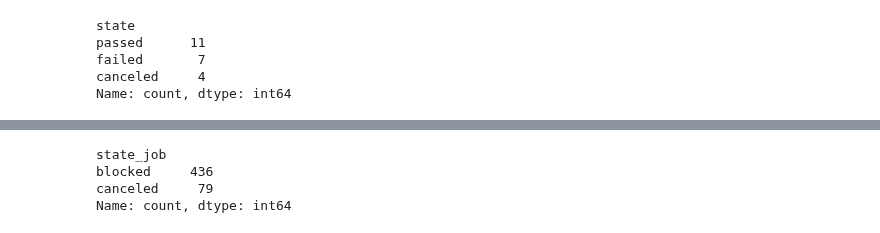
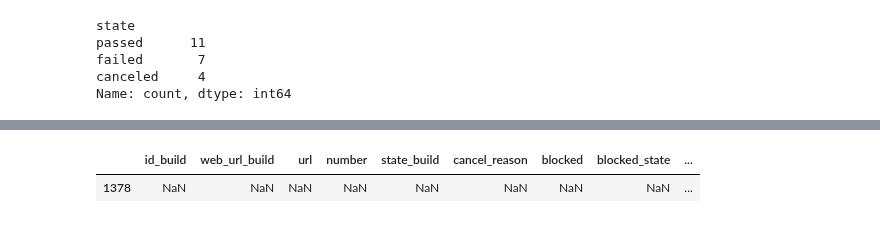
Before and after one commit to t-parry/vllm, a Jupyter notebook: .buildkite_monitor/test_api.ipynb, the cells around one changed output, grey strips where cells are left out. Saved outputs shown, nothing was run; the diff lists cells and outputs as text; code cells hidden in the pictures.

```diff
--- a/.buildkite_monitor/test_api.ipynb
+++ b/.buildkite_monitor/test_api.ipynb
@@ -130,10 +120,8 @@ result_df[result_df.name.isna()].shape # 515 jobs have no name or nothing really
 # %%
-result_df[result_df.name.isna()].state_job.value_counts()
+result_df[(result_df.name.isna()) & (result_df.state_job=='unblocked')]#.state_job.value_counts()
 # %% [output]
-state_job
-blocked     436
-canceled     79
-Name: count, dtype: int64
+|  | id_build | web_url_build | url | number | state_build | cancel_reason | blocked | blocked_state | ... |
+| 1378 | NaN | NaN | NaN | NaN | NaN | NaN | NaN | NaN | ... |
 # %%
 result_df_amd = result_df[(result_df.name.notna()) & (result_df.name.str.contains('AMD'))]
 result_df_amd.shape
```
Also changed, not shown: parts of 28 cells of this notebook, 2 other files.
